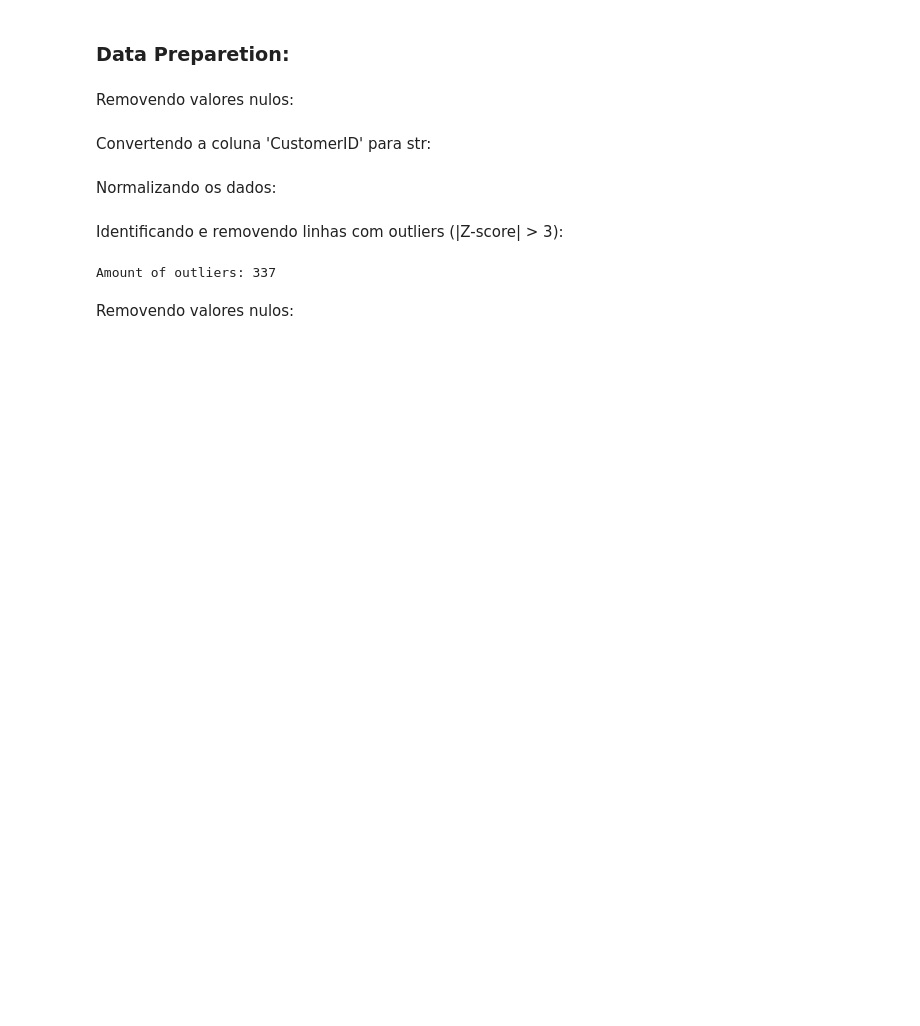
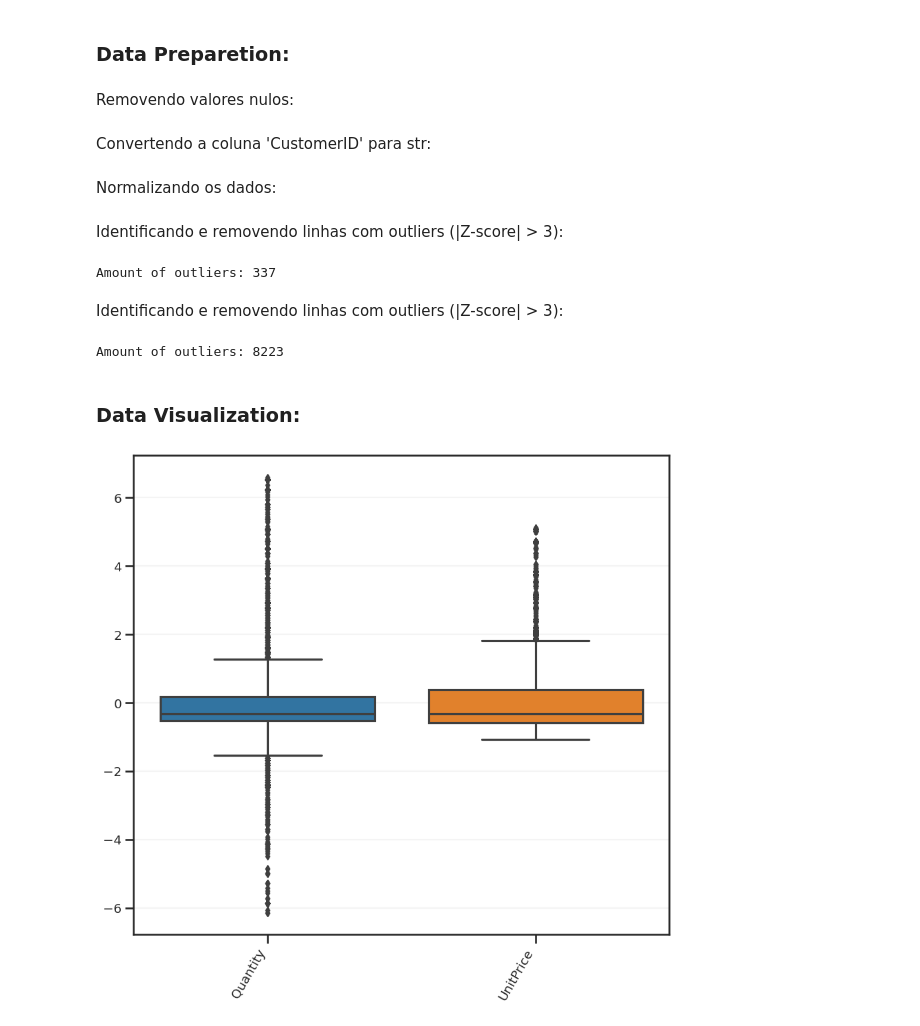
Before and after one commit to SamuelBarbosaDev/Customer_Segmentation_For_Marketing, a Jupyter notebook: core/core/main.ipynb, the cells around one changed output. Drawn from its saved outputs; the diff is of its cells as text; code cells hidden in the pictures; blank space fills up the shorter version.

```diff
--- a/core/core/main.ipynb
+++ b/core/core/main.ipynb
@@ -160,15 +173,29 @@ Identificando e removendo linhas com outliers (|Z-score| > 3):
 # %%
 colunas = ['Quantity', 'UnitPrice']
 # %%
-df[colunas], outlier_rows = customer_profiles.removing_outliers_zscore(
-    dataframe=df[colunas],
-    zscore=3,
+df = customer_profiles.removing_outliers_zscore(
+    dataframe=df,
+    column=colunas,
+    threshold=3
 )
 # %% [output]
 Amount of outliers: 337
-# %% [markdown]
-Removendo valores nulos:
+# %% [markdown]
+Identificando e removendo linhas com outliers (|Z-score| > 3):
 # %%
-df = customer_profiles.removendo_nulos(
+df = customer_profiles.removing_outliers_zscore(
     dataframe=df,
+    column=colunas,
+    threshold=3
 )
+# %% [output]
+Amount of outliers: 8223
+# %% [markdown]
+### Data Visualization:
+# %%
+customer_profiles.gráfico_boxplot(
+    dataframe=df,
+    figsize=(10, 9)
+)
+# %% [output]
+[figure, added]
```
Also changed, not shown: parts of 9 cells of this notebook.
